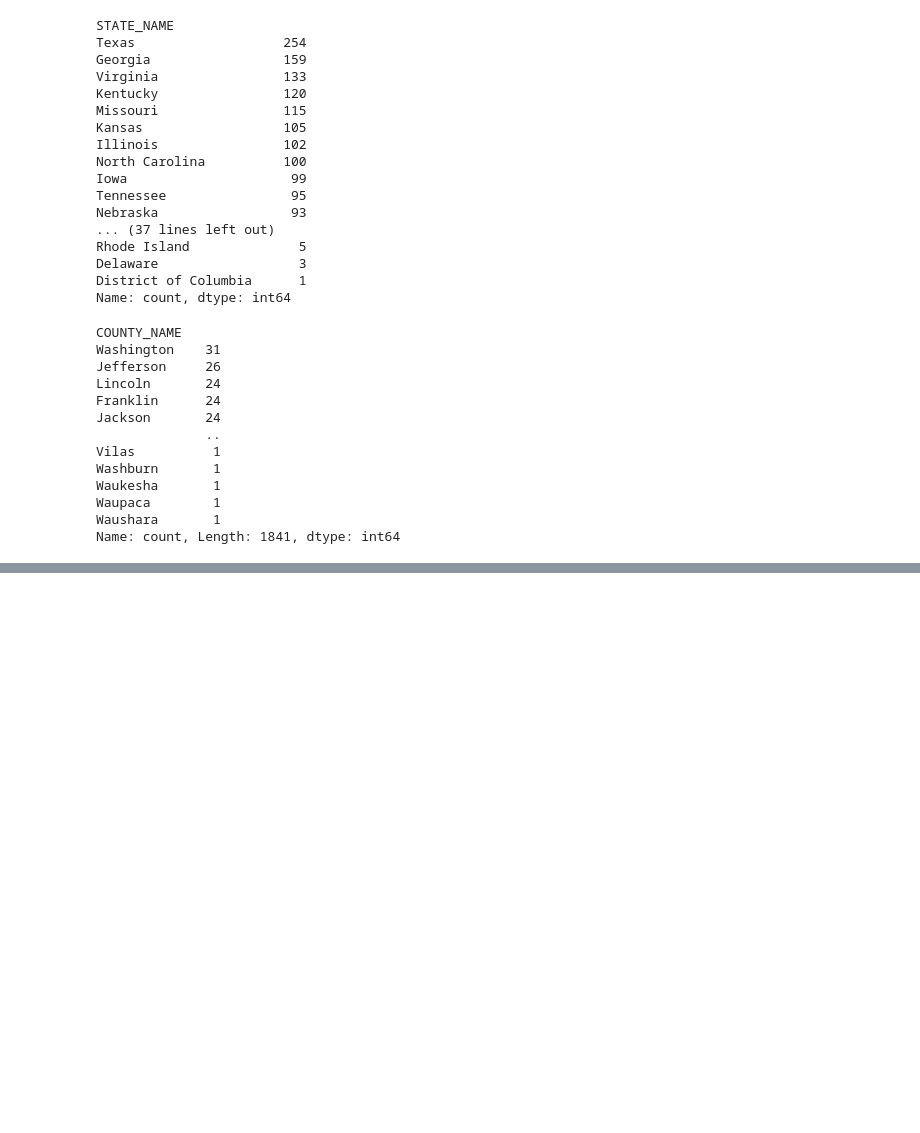
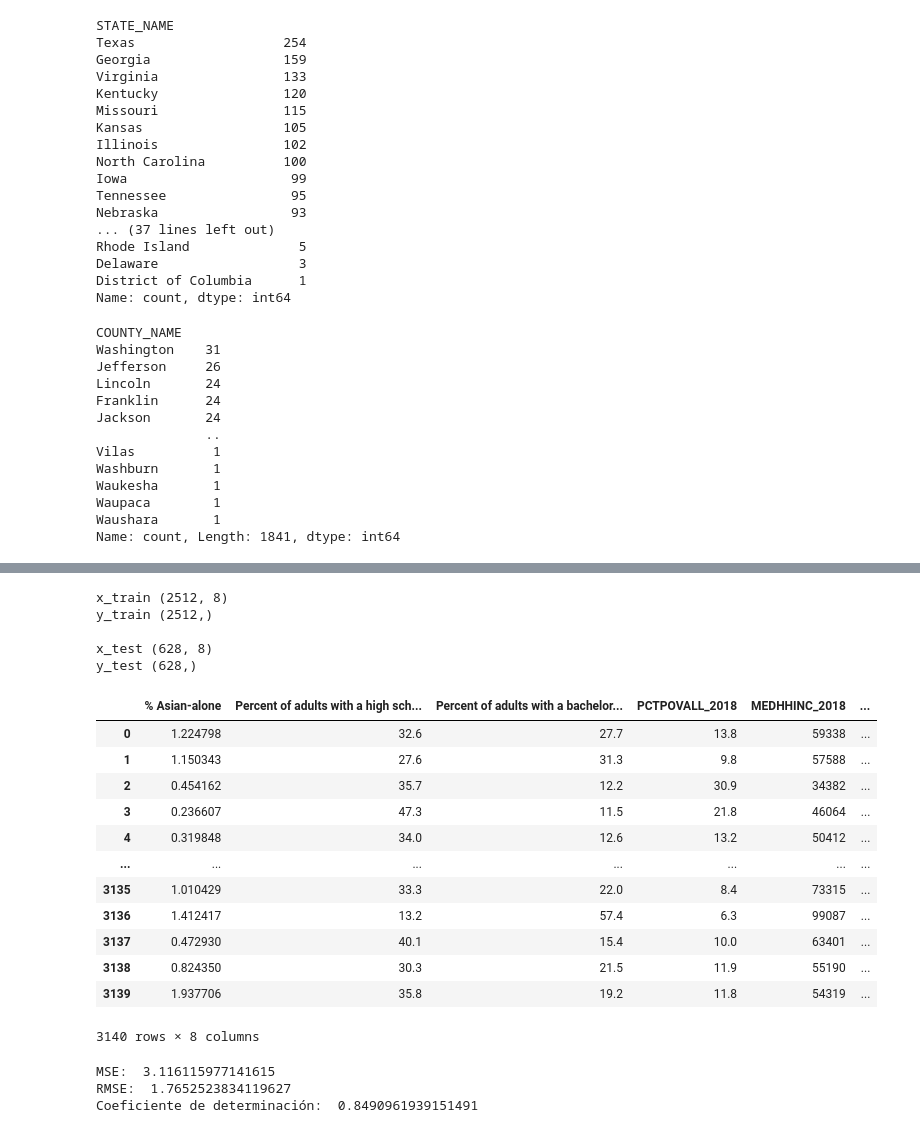
Before and after one commit to 4GeeksAcademy/REGULARIZED_LINEAR_REG_JesusCastaneda, a Jupyter notebook: src/explore.ipynb, the cells around one changed output, grey strips where cells are left out. Drawn from its saved outputs; the diff is of its cells as text; code cells hidden in the pictures; blank space fills up the shorter version.

```diff
--- a/src/explore.ipynb
+++ b/src/explore.ipynb
@@ -191,0 +245,15 @@ NameError: name 'X' is not defined
+# %%
+columnas_finales = [
+    '% Asian-alone',
+    'Percent of adults with a high school diploma only 2014-18',
+    "Percent of adults with a bachelor's degree or higher 2014-18",
+    'PCTPOVALL_2018',  # pobreza general
+    'MEDHHINC_2018',   # ingreso medio
+    'anycondition_prevalence',
+    'Obesity_prevalence',
+    'COPD_prevalence',
+    'diabetes_prevalence'
+]
+
+df_clean = df_num[columnas_finales]
+df_clean.shape
@@ -191,0 +282,65 @@ NameError: name 'X' is not defined
+# %%
+from sklearn.model_selection import train_test_split
+
+# Variable objetivo
+y = df_clean['Obesity_prevalence']
+
+# Variables predictoras
+X = df_clean.drop('Obesity_prevalence', axis=1)
+
+# División entrenamiento/prueba
+X_train, X_test, y_train, y_test = train_test_split(X, y, test_size=0.2, random_state=42)
+
+# Comprobamos el Split
+print('x_train', X_train.shape)
+print('y_train', y_train.shape)
+print('\nx_test', X_test.shape)
+print('y_test', y_test.shape)
+# %% [output]
+x_train (2512, 8)
+y_train (2512,)
+
+x_test (628, 8)
+y_test (628,)
+# %%
+X
+# %% [output]
+|  | % Asian-alone | Percent of adults with a high sch... | Percent of adults with a bachelor... | PCTPOVALL_2018 | MEDHHINC_2018 | ... |
+| 0 | 1.224798 | 32.6 | 27.7 | 13.8 | 59338 | ... |
+| 1 | 1.150343 | 27.6 | 31.3 | 9.8 | 57588 | ... |
+| 2 | 0.454162 | 35.7 | 12.2 | 30.9 | 34382 | ... |
+| 3 | 0.236607 | 47.3 | 11.5 | 21.8 | 46064 | ... |
+| 4 | 0.319848 | 34.0 | 12.6 | 13.2 | 50412 | ... |
+| ... | ... | ... | ... | ... | ... | ... |
+| 3135 | 1.010429 | 33.3 | 22.0 | 8.4 | 73315 | ... |
+| 3136 | 1.412417 | 13.2 | 57.4 | 6.3 | 99087 | ... |
+| 3137 | 0.472930 | 40.1 | 15.4 | 10.0 | 63401 | ... |
+| 3138 | 0.824350 | 30.3 | 21.5 | 11.9 | 55190 | ... |
+| 3139 | 1.937706 | 35.8 | 19.2 | 11.8 | 54319 | ... |
+3140 rows × 8 columns
+# %%
+from sklearn.metrics import mean_squared_error, r2_score
+from sklearn.linear_model import Lasso
+
+# modelo
+reg_lasso = Lasso(alpha = 0.3, max_iter = 4000)
+
+# entrenamiento
+reg_lasso.fit(X_train, y_train)
+
+# prediccion
+y_pred = reg_lasso.predict(X_test)
+y_pred
+
+# metricas
+mse_l1 = mean_squared_error(y_test, y_pred)
+rmse_l1 = np.sqrt(mse_l1)
+r2_l1 = r2_score(y_test, y_pred)
+
+print("MSE: ", mse_l1)
+print("RMSE: ", rmse_l1)
+print("Coeficiente de determinación: ", r2_l1)
+# %% [output]
+MSE:  3.116115977141615
+RMSE:  1.7652523834119627
+Coeficiente de determinación:  0.8490961939151491
```
Also changed, not shown: parts of 12 cells of this notebook.
